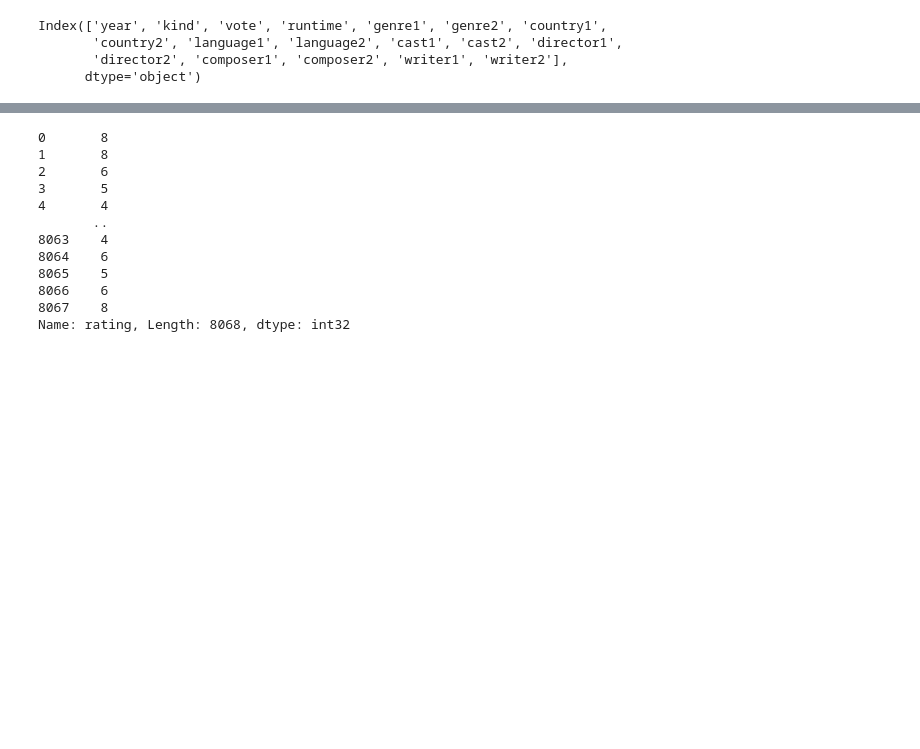
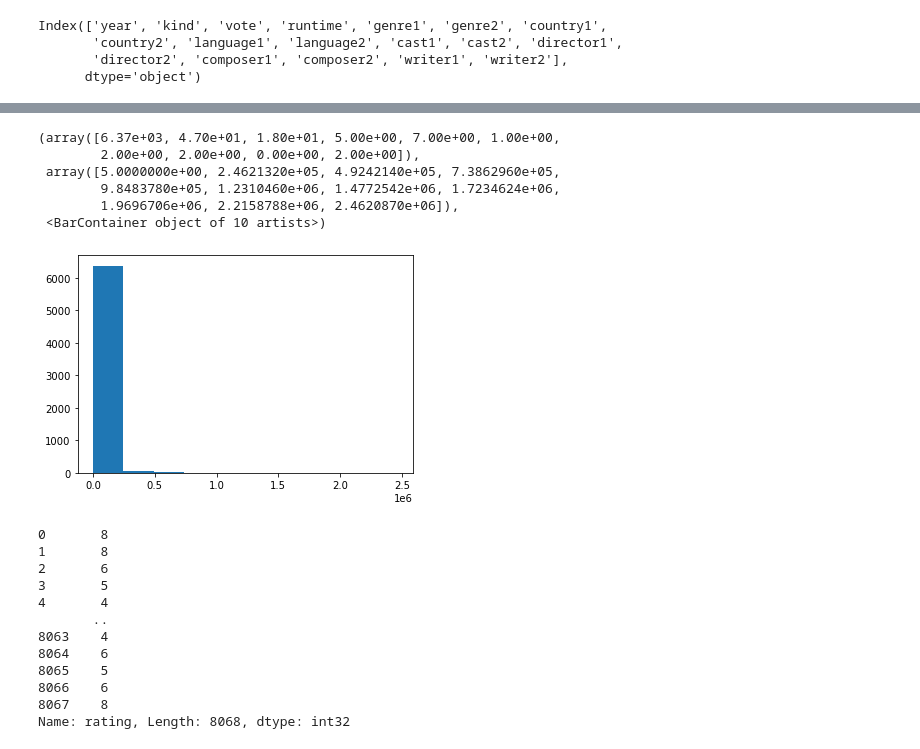
Before and after one commit to MichelBrunGit/Ironhack-DAFT-Project7-ML-Netflix, a Jupyter notebook: ML-All_Models-Features.ipynb, the cells around one changed output, grey strips where cells are left out. Drawn from its saved outputs; the diff is of its cells as text; code cells hidden in the pictures; blank space fills up the shorter version.

```diff
--- a/ML-All_Models-Features.ipynb
+++ b/ML-All_Models-Features.ipynb
@@ -236,0 +275,10 @@ x_test = rs.transform(x_test)
+# %%
+plt.hist(x_train['vote'])
+# %% [output]
+(array([6.37e+03, 4.70e+01, 1.80e+01, 5.00e+00, 7.00e+00, 1.00e+00,
+        2.00e+00, 2.00e+00, 0.00e+00, 2.00e+00]),
+ array([5.0000000e+00, 2.4621320e+05, 4.9242140e+05, 7.3862960e+05,
+        9.8483780e+05, 1.2310460e+06, 1.4772542e+06, 1.7234624e+06,
+        1.9696706e+06, 2.2158788e+06, 2.4620870e+06]),
+ <BarContainer object of 10 artists>)
+[figure, added]
```
Also changed, not shown: parts of 19 cells of this notebook, 1 other file.
